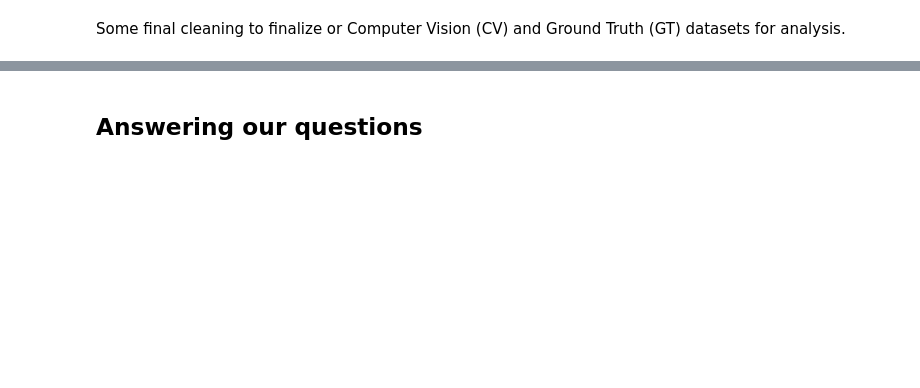
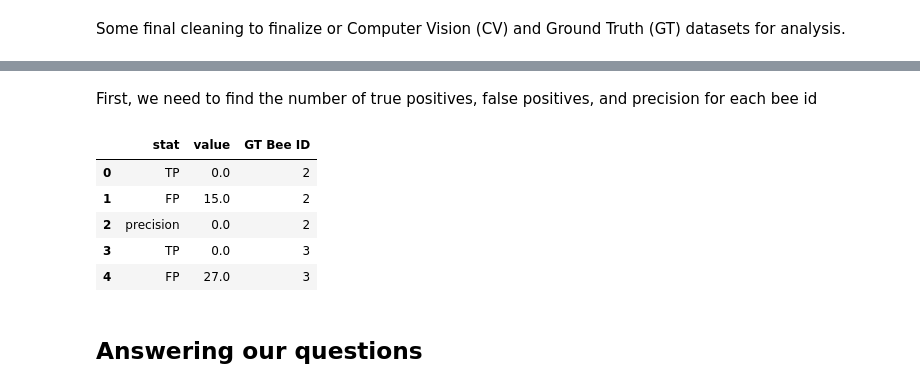
Before and after one commit to g1776/Bee-Hotel-Research, a Jupyter notebook: src/eval/ground_truth_compare.ipynb, the cells around one changed output, grey strips where cells are left out. Cells and saved outputs as stored; diff of their text form; code cells hidden in the pictures; blank space fills up the shorter version.

```diff
--- a/src/eval/ground_truth_compare.ipynb
+++ b/src/eval/ground_truth_compare.ipynb
@@ -290,3 +304,80 @@ GT["End Timestamp"] = GT["End Timestamp"].apply(lambda timestamp: timestamp.repl
+# %% [markdown]
+First, we need to find the number of true positives, false positives, and precision for each bee id
+# %%
+# disable SettingWithCopyWarning
+pd.options.mode.chained_assignment = None
+
+def TP_FP_precision(CV, GT) -> Tuple[int, int, float, pd.DataFrame]:
+    """Calculate the True Positives, False Positives, and precision given Computer Vision and Ground Truth data. Also return the labelled data (TP or FP for each CV event)."""
+
+    # preserve CV index for later
+    CV["CV index"] = CV.index
+
+    # when End Timestamp is NaT, set to Start Timestamp
+    GT["End Timestamp"] = GT["End Timestamp"].fillna(GT["Start Timestamp"])
+
+    # combine CV and GT data on GT Bee ID
+    joined_on_gt_id = pd.merge(CV, GT, on="GT Bee ID", how="inner")
+
+    # find where CV timestamp is within a `buffer`` amount of seconds of GT start or end timestamp
+    BUFFER = 1
+    TPs = joined_on_gt_id[
+        (joined_on_gt_id["timestamp"] >= joined_on_gt_id["Start Timestamp"] - pd.Timedelta(seconds=BUFFER))
+        & (joined_on_gt_id["timestamp"] <= joined_on_gt_id["End Timestamp"] + pd.Timedelta(seconds=BUFFER))
+    ]
+    FPs = CV[CV["CV index"].isin(TPs["CV index"]) == False]
+
+    TP = TPs.shape[0]
+    FP = FPs.shape[0]
+    try:
+        precision = round(TP/(TP + FP), 2) * 100
+    except ZeroDivisionError:
+        precision = -1
+
+    # generate labelled data
+    TPs["label"] = "TP"
+    FPs["label"] = "FP"
+    labelled = TPs.append(FPs)
+    labelled = labelled[["GT Bee ID", "timestamp", "label"]]
+
+    return TP, FP, precision, labelled
+
+tp_fp_precision_df = []
+labelled_cv = pd.DataFrame()
+for gt_bee_id in gt_bee_ids_with_mapping:
+    GT_subset = GT[GT["GT Bee ID"] == gt_bee_id]
+    CV_subset = CV[CV["GT Bee ID"] == gt_bee_id]
+    tp, fp, precision, labelled = TP_FP_precision(CV_subset, GT_subset)
+    if precision == -1:
+        pass
+    tp_fp_precision_df.extend([
+        {
+            "stat": "TP",
+            "value": tp,
+            "GT Bee ID": gt_bee_id,
+        },
+        {
+            "stat": "FP",
+            "value": fp,
+            "GT Bee ID": gt_bee_id,
+        },
+        {
+            "stat": "precision",
+            "value": precision,
+            "GT Bee ID": gt_bee_id,
+        }
+        ])
+    labelled_cv = labelled_cv.append(labelled)
+tp_fp_precision_df = pd.DataFrame(tp_fp_precision_df)
+labelled_cv = pd.DataFrame(labelled_cv)
+tp_fp_precision_df.head()
+# %% [output]
+|  | stat | value | GT Bee ID |
+| 0 | TP | 0.0 | 2 |
+| 1 | FP | 15.0 | 2 |
+| 2 | precision | 0.0 | 2 |
+| 3 | TP | 0.0 | 3 |
+| 4 | FP | 27.0 | 3 |
 # %%
 import plotly.express as px
 import plotly.offline as pyo
```
Also changed, not shown: parts of 8 cells of this notebook.
